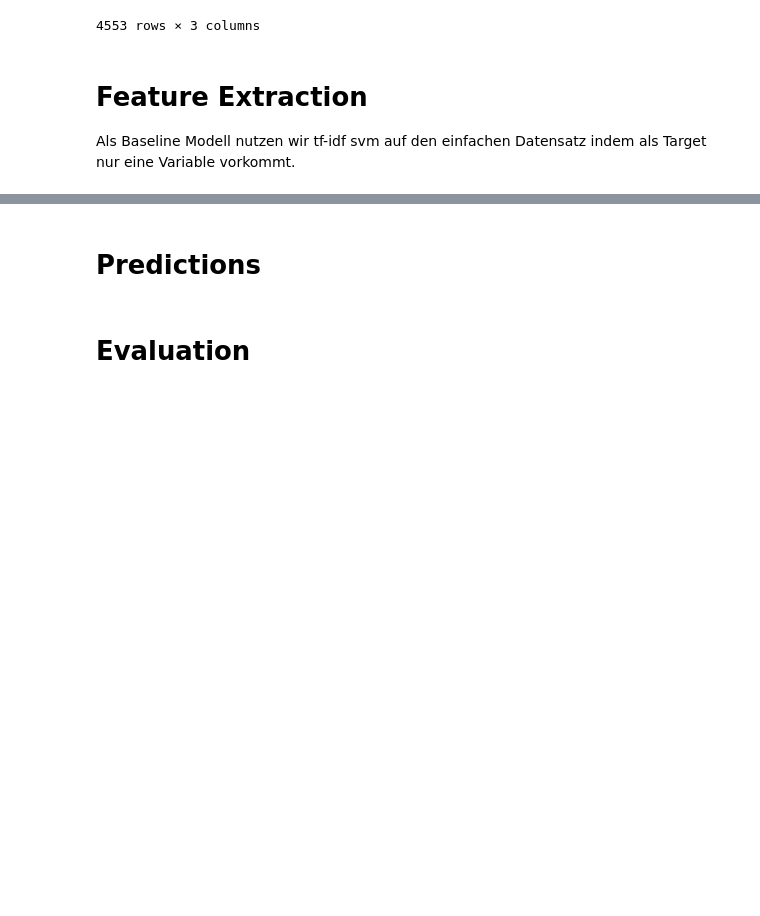
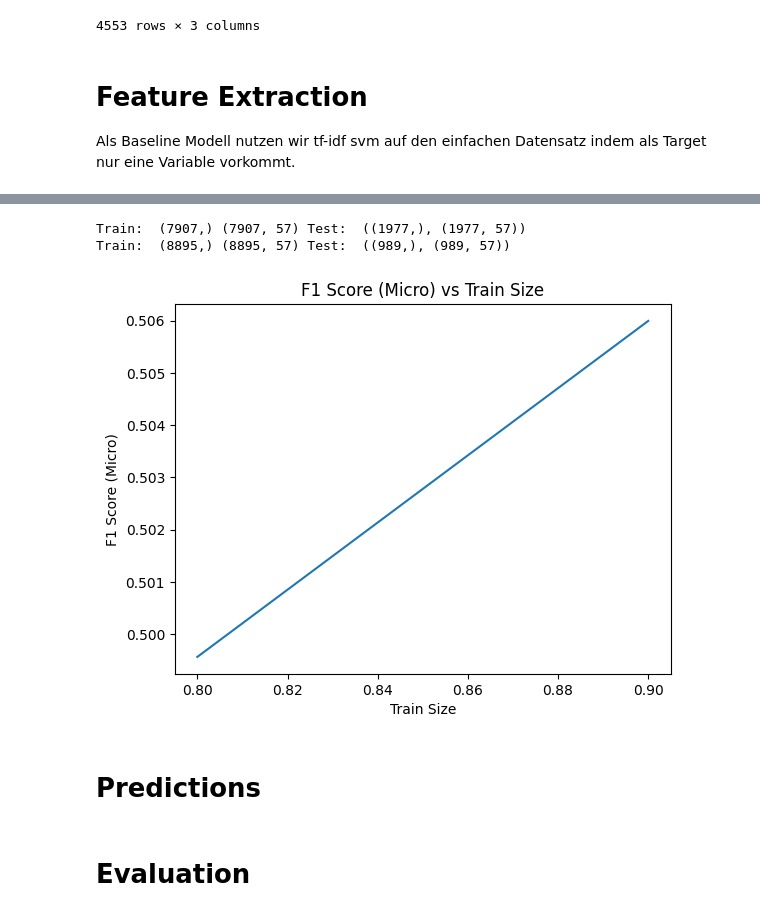
Before and after one commit to 7ben18/fhnw-npr-Natural-Language-Processing, a Jupyter notebook: mini-challenge1/npr-minichallenge1-yannic-ben.ipynb, the cells around one changed output, grey strips where cells are left out. Cells and saved outputs as stored; diff of their text form; code cells hidden in the pictures; blank space fills up the shorter version.

```diff
--- a/mini-challenge1/npr-minichallenge1-yannic-ben.ipynb
+++ b/mini-challenge1/npr-minichallenge1-yannic-ben.ipynb
@@ -450,0 +569,18 @@ F1 Score (Samples):  0.39886667544623866
+# %%
+from sklearn.model_selection import cross_val_score
+
+# Step 1: Create a pipeline with your vectorizer and classifier
+from sklearn.pipeline import make_pipeline
+
+pipeline = make_pipeline(TfidfVectorizer(), OneVsRestClassifier(estimator=RandomForestClassifier(), n_jobs=-1))
+
+# Step 2: Perform cross-validation on the whole dataset
+# Note: You should pass the original labels (not binarized) to cross_val_score
+# You may need to adjust 'cv' parameter which represents the number of folds
+# For scoring, you need to pass a valid scoring parameter - in multi-label classification 'f1_micro' is commonly used
+scores = cross_val_score(pipeline, df_preprocessed['tokens'], Y, cv=5, scoring='f1_micro')
+
+# Step 3: Print cross-validation scores and their mean and std deviation
+print("F1 Score (Micro) for each fold: ", scores)
+print("F1 Score (Micro) - Mean: ", scores.mean())
+print("F1 Score (Micro) - Standard Deviation: ", scores.std())
@@ -451,3 +593,64 @@ F1 Score (Samples):  0.39886667544623866
+# %%
+import numpy as np
+import matplotlib.pyplot as plt
+from sklearn.metrics import f1_score, make_scorer
+from sklearn.model_selection import StratifiedKFold, cross_val_predict, train_test_split
+from sklearn.preprocessing import MultiLabelBinarizer
+from sklearn.ensemble import RandomForestClassifier
+from sklearn.pipeline import make_pipeline
+from sklearn.feature_extraction.text import TfidfVectorizer
+from sklearn.multiclass import OneVsRestClassifier
+
+# Define scorer
+f1_micro_scorer = make_scorer(f1_score, average='micro')
+
+# Define train sizes
+train_sizes = [0.8, 0.9] #np.linspace(0.1, 0.9, 1)
+
+# Initialize Dictionary to store scores for each train_size
+scores_dict = {}
+
+mlb = MultiLabelBinarizer()
+Y = mlb.fit_transform(df_preprocessed['genres'])
+
+for train_size in train_sizes:
+    # Split data for cross-validation
+    X_train, X_test, Y_train, Y_test = train_test_split(df_preprocessed['tokens'], Y,
+                                                        train_size=train_size,
+                                                        random_state=42,
+                                                        shuffle=True,
+                                                        stratify=Y)
+
+    # get shape of train and test data
+    print("Train: ",X_train.shape,Y_train.shape,"Test: ",(X_test.shape,Y_test.shape))
+
+    # Define and fit pipeline
+    pipeline = make_pipeline(TfidfVectorizer(), OneVsRestClassifier(estimator=RandomForestClassifier(), n_jobs=-1))
+
+    # Get cross-validated predictions
+    cv_predictions = cross_val_predict(pipeline, X_train, Y_train, cv=2, method='predict_proba')
+
+
+    # Set a threshold for the probability score
+    threshold = 0.3
+
+    # Convert the probability score into binary matrix
+    Y_pred = (cv_predictions >= threshold).astype(int)
+
+    # Calculate F1 scores and append to dictionary for this train-size
+    f1_micro = f1_score(Y_train, Y_pred, average='micro')
+    scores_dict[train_size] = f1_micro
+
+# Plot the scores
+plt.plot(list(scores_dict.keys()), list(scores_dict.values()))
+plt.xlabel('Train Size')
+plt.ylabel('F1 Score (Micro)')
+plt.title('F1 Score (Micro) vs Train Size')
+plt.show()
+# %% [output]
+Train:  (7907,) (7907, 57) Test:  ((1977,), (1977, 57))
+Train:  (8895,) (8895, 57) Test:  ((989,), (989, 57))
+[figure, added]
 # %% [markdown]
 # Predictions
 # %% [markdown]
```
Also changed, not shown: parts of 20 cells of this notebook.
